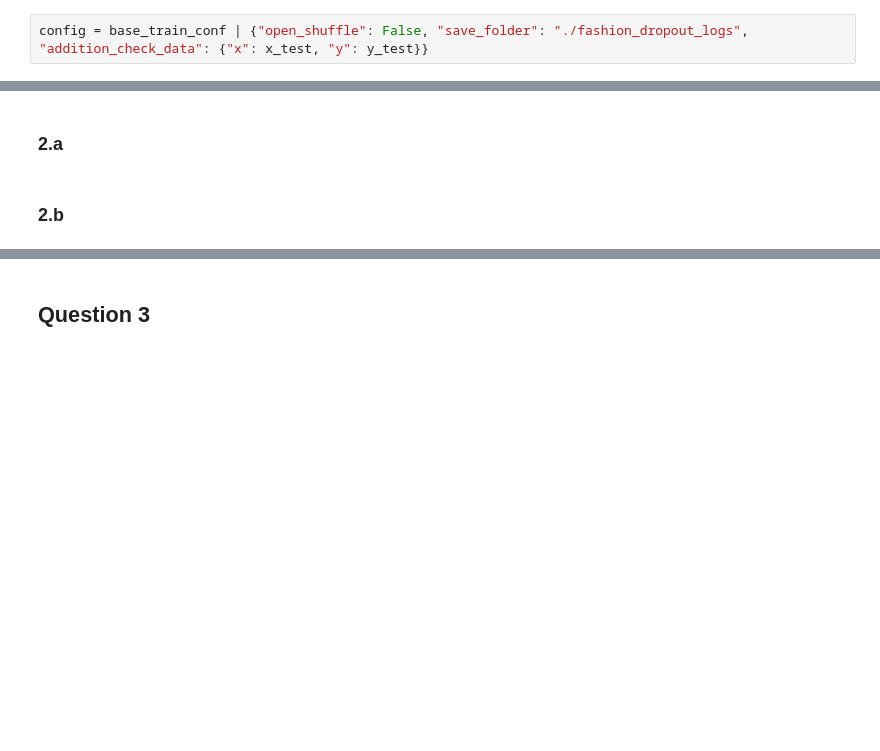
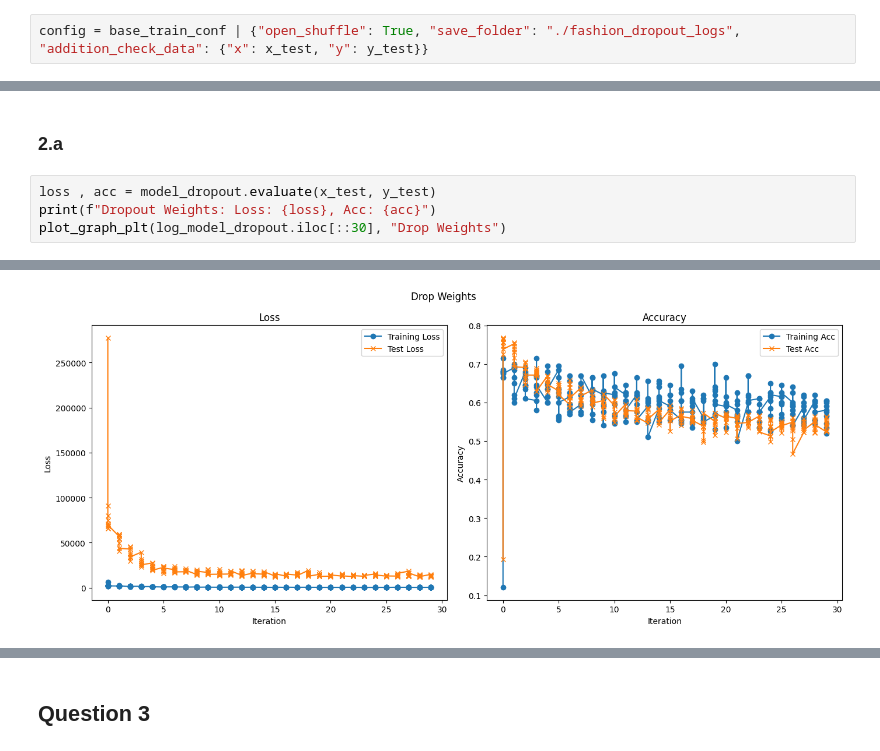
Before and after one commit to KeithLin724/NYCU_DeepLearning_2025, a Jupyter notebook: HW1/hw1__StudentID_.ipynb, the cells around one changed output, grey strips where cells are left out. Cells and saved outputs as stored; diff of their text form; blank space fills up the shorter version.

```diff
--- a/HW1/hw1__StudentID_.ipynb
+++ b/HW1/hw1__StudentID_.ipynb
@@ -710,6 +726,6 @@ model_dropout = Fnn.load_weights(
     dtype=DTYPE
 )
 # %%
-config = base_train_conf | {"open_shuffle": False, "save_folder": "./fashion_dropout_logs", "addition_check_data": {"x": x_test, "y": y_test}}
+config = base_train_conf | {"open_shuffle": True, "save_folder": "./fashion_dropout_logs", "addition_check_data": {"x": x_test, "y": y_test}}
 # %%
 log_model_dropout = model_dropout.train(**config)
@@ -716,4 +746,7 @@ log_model_dropout = model_dropout.train(**config)
 # %% [markdown]
 ### 2.a
-# %% [markdown]
-### 2.b
+# %%
+loss , acc = model_dropout.evaluate(x_test, y_test)
+print(f"Dropout Weights: Loss: {loss}, Acc: {acc}")
+plot_graph_plt(log_model_dropout.iloc[::30], "Drop Weights")
+# %% [output]
@@ -719,0 +754 @@ log_model_dropout = model_dropout.train(**config)
+[figure, added]
```
Also changed, not shown: parts of 15 cells of this notebook.
